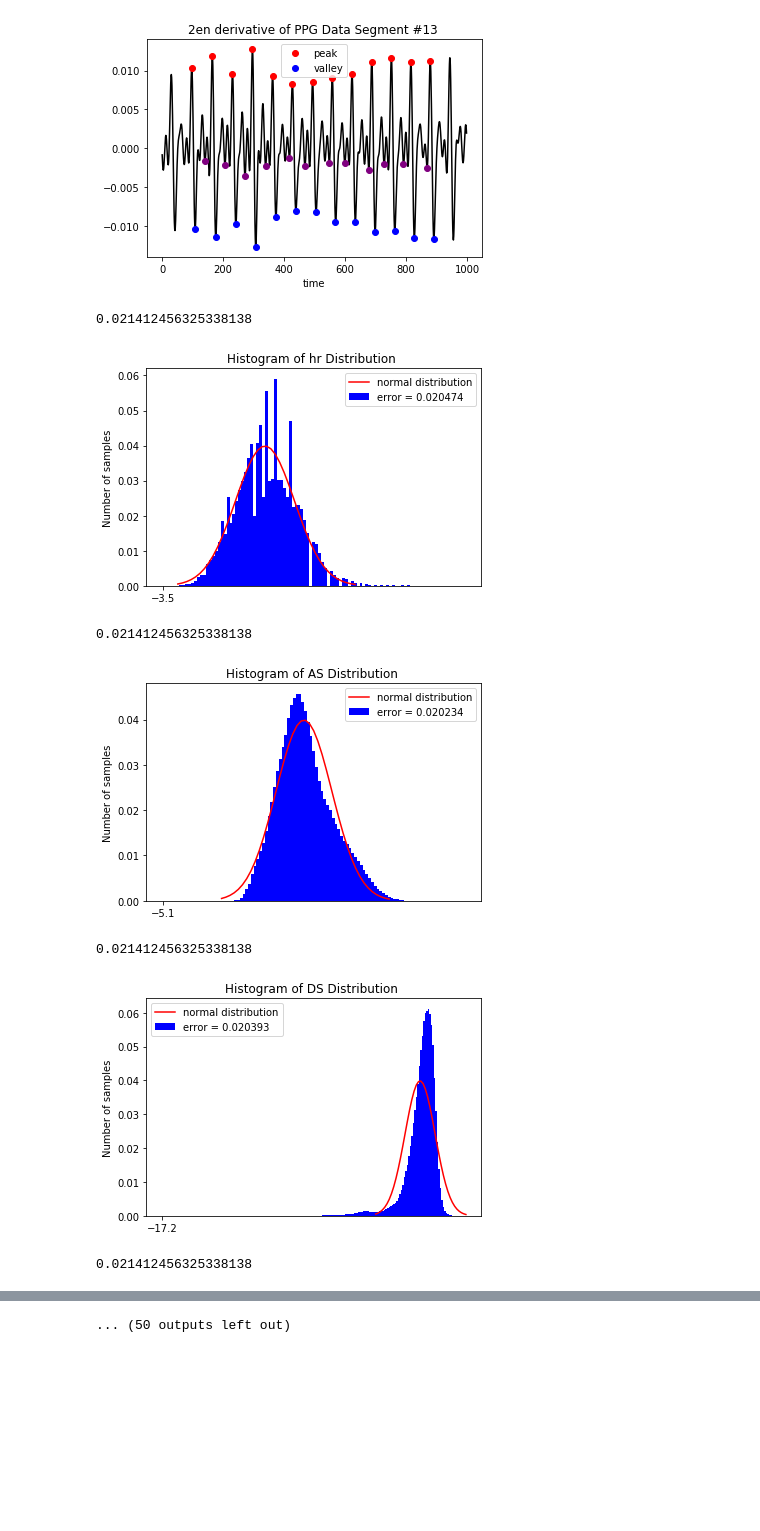
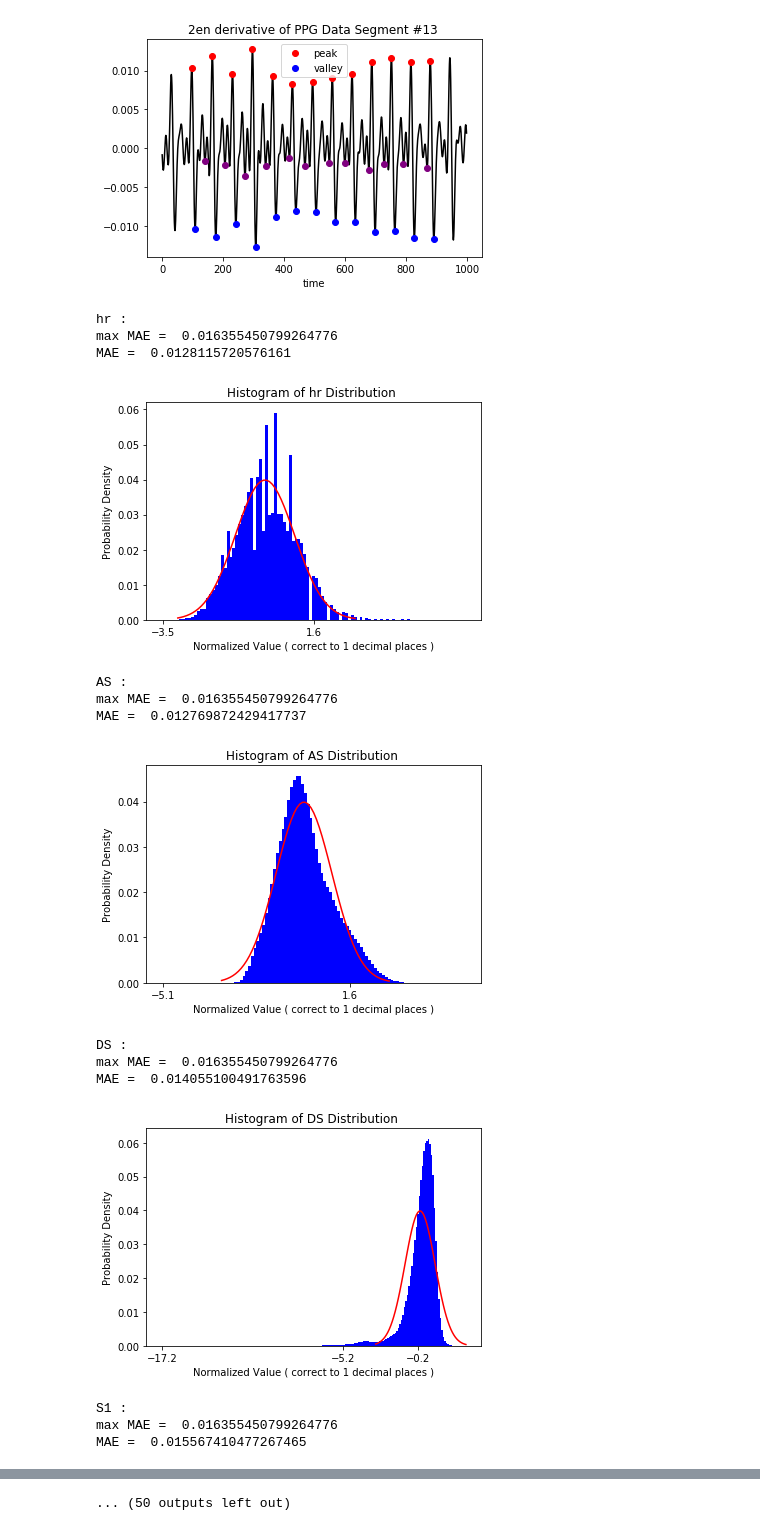
Before and after one commit to Yan-Cheng-Hsu/Blood-Pressure-Estimation-Model, a Jupyter notebook: PPG_Preprocessing/FeatureExtraction_32features.ipynb, the cells around one changed output, grey strips where cells are left out. Drawn from its saved outputs; the diff is of its cells as text; code cells hidden in the pictures; blank space fills up the shorter version.

```diff
--- a/PPG_Preprocessing/FeatureExtraction_32features.ipynb
+++ b/PPG_Preprocessing/FeatureExtraction_32features.ipynb
@@ -365,30 +365,41 @@ for index in L:
 # %%
 import math
 import pandas as pd
 from scipy.stats import norm
 for i in L:
-    if i != 'PIR':
-
-        a = np.linspace( -3 , 3 , 41)
+    if i == 'PIR' or i == 'RAAD' or i == 'dRAAD' or i == 'sdRAAD':
+        continue
+    else:
+        a = np.linspace( -3 , 3 , 61)
         b = norm.cdf(a+0.1)-norm.cdf(a)
         c = pd.Series(index=a, dtype=float).fillna(0)
         for xi, yi, in zip(x[i],y[i]/np.sum(y[i])):
             if xi in c.index:
                 c[xi] = yi
-        print(np.mean(b**2)**0.5)
-        plt.bar( x[i] , y[i]/np.sum( y[i] ) , color = 'blue' , width = 0.1 , label = 'error = %f'%(((b-c)**2).mean()**0.5) )
-        plt.plot( a , b, color = 'red' , label = 'normal distribution' )
+        print( i , ':' )
+        print( 'max MAE = ' , np.mean( np.abs( b ) ) )
+        print( 'MAE = ' , np.mean( np.abs( b-c ) ) )
+        plt.bar( x[i] , y[i]/np.sum( y[i] ) , color = 'blue' , width = 0.1 )#, label = 'error = %f'%(((b-c)**2).mean()**0.5) )
+        plt.plot( a , b, color = 'red' )#label = 'normal distribution' )
         plt.title( 'Histogram of ' + i + ' Distribution ' )
-        plt.xticks( x[i][0::500] )
+        plt.xticks( x[i][0::50] )
         #plt.savefig( '/data1/Yan-Cheng-Hsu/TimeSeriesFeatures/TDFE_20200601/' + i + '.png' )
-        plt.ylabel( 'Number of samples' )
-        plt.legend( loc = 'best' )
+        plt.ylabel( 'Probability Density' )
+        plt.xlabel( 'Normalized Value ( correct to 1 decimal places )' )
         plt.show()
 # %% [output]
-0.021412456325338138
+hr :
+max MAE =  0.016355450799264776
+MAE =  0.0128115720576161
-[figure, old version]
+[figure, new version]
-0.021412456325338138
+AS :
+max MAE =  0.016355450799264776
+MAE =  0.012769872429417737
-[figure, old version]
+[figure, new version]
-0.021412456325338138
+DS :
+max MAE =  0.016355450799264776
+MAE =  0.014055100491763596
-[figure, old version]
+[figure, new version]
-0.021412456325338138
+S1 :
+max MAE =  0.016355450799264776
+MAE =  0.015567410477267465
```
Also changed, not shown: parts of 8 cells of this notebook.
